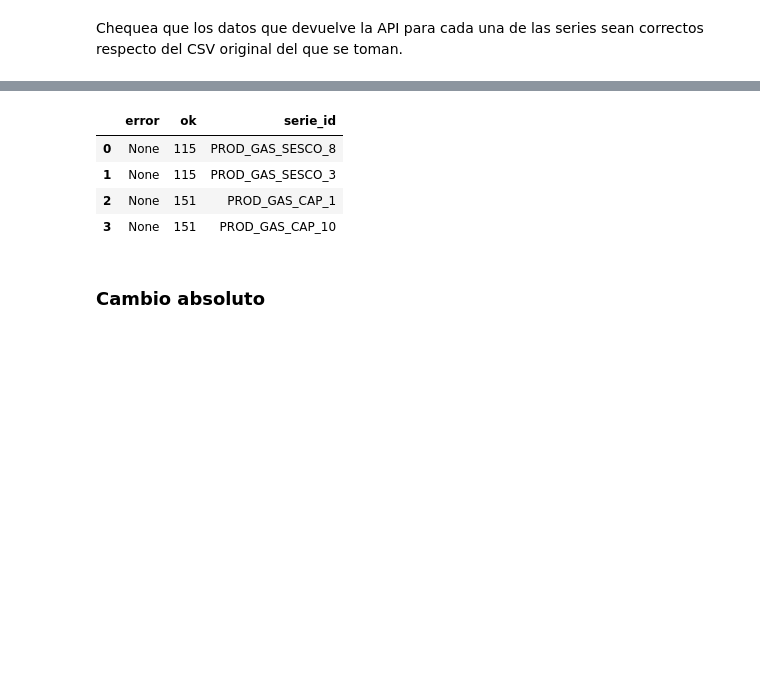
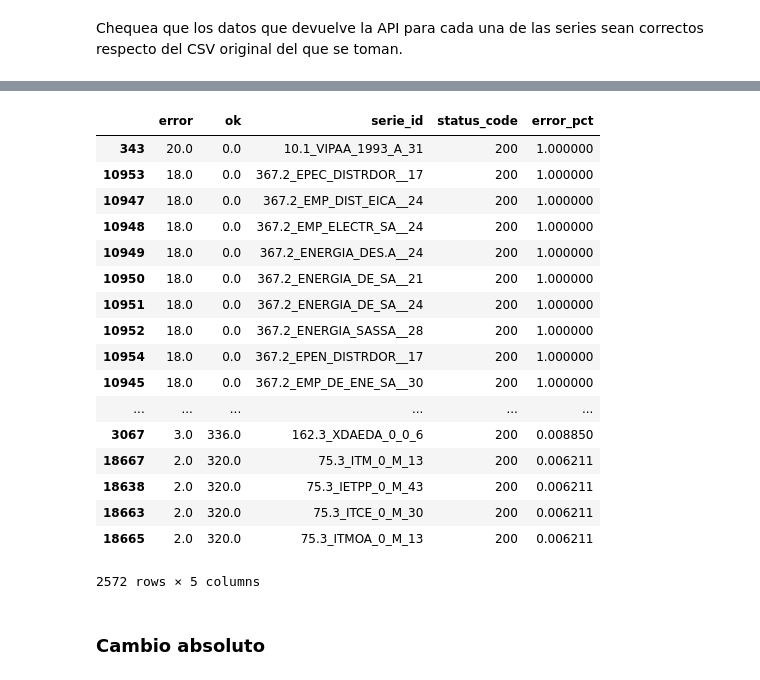
Before and after one commit to datosgobar/series-tiempo-ar-api, a Jupyter notebook: docs/Tests de integracion.ipynb, the cells around one changed output, grey strips where cells are left out. Saved outputs shown, nothing was run; the diff lists cells and outputs as text; code cells hidden in the pictures; blank space fills up the shorter version.

```diff
--- a/docs/Tests de integracion.ipynb
+++ b/docs/Tests de integracion.ipynb
@@ -113,11 +121,20 @@ from concurrent.futures import ThreadPoolExecutor
 def chequear_serie(serie_id):
     """Test completo de chequear una serie contra su CSV original."""
 
-    orig_csv, title = get_source_csv(serie_id)
-    api_csv = api_call(serie_id)
+    try:
+        orig_csv, title = get_source_csv(serie_id)
+    except Exception as e:
+        return {}, repr(e)
 
-    orig_csv = orig_csv[:len(api_csv)]
-    equality_check = np.isclose(orig_csv[title], api_csv[title], equal_nan=True)
-    equal_df = pd.Series(equality_check)
+    api_csv, status_code = api_call(serie_id)
 
-    return equal_df.value_counts()
+    if isinstance(api_csv, pd.DataFrame):
+        orig_csv = orig_csv[:len(api_csv)]
+        equality_check = np.isclose(orig_csv[title], api_csv[title],
+                                    rtol=0.001, equal_nan=True)
+        equal_df = pd.Series(equality_check)
+
+        return equal_df.value_counts(), status_code
+
+    else:
+        return {}, status_code
@@ -129,21 +152,25 @@ def chequear_series(series):
     results = []
 
     def chequear_serie_bulk(serie_id):
-        res = chequear_serie(serie_id)
+        res, status_code = chequear_serie(serie_id)
         results.append({
-            "serie_id": serie_id, "ok": res.get(True), "error": res.get(False)
+            "serie_id": serie_id, "ok": res.get(True, 0),
+            "error": res.get(False, 0), "status_code": status_code
         })
 
     try:
         with ThreadPoolExecutor(max_workers=7) as executor:
+            futures = []
             for serie_id in series:
-                executor.submit(chequear_serie_bulk, serie_id)
+                fs = executor.submit(chequear_serie_bulk, serie_id)
+                futures.append(fs)
+            concurrent.futures.wait(futures)
 
     except KeyboardInterrupt:
         return results
 
     return results
 # %%
-series = series_metadata[series_metadata.catalogo_id.isin(["sspm", "energia", "siep"])].serie_id[:10]
+series = series_metadata[series_metadata.catalogo_id.isin(["sspm", "energia", "siep"])].serie_id
 results = chequear_series(series)
 df_results = pd.DataFrame(results)
@@ -154,8 +185,3 @@ len(df_results)
-# %%
-df_results.sort_values("error")
-# %% [output]
-|  | error | ok | serie_id |
-| 0 | None | 115 | PROD_GAS_SESCO_8 |
-| 1 | None | 115 | PROD_GAS_SESCO_3 |
-| 2 | None | 151 | PROD_GAS_CAP_1 |
-| 3 | None | 151 | PROD_GAS_CAP_10 |
+# %%
+df_results = df_results.fillna(0)
+df_results["error_pct"] = df_results.error / (df_results.error + df_results.ok)
@@ -162,3 +190,27 @@ df_results.sort_values("error")
+# %%
+df_results[
+    (df_results.error_pct > 0.0001) &
+    (df_results.error > 1.0)
+].sort_values("error_pct", ascending=False)
+# %% [output]
+|  | error | ok | serie_id | status_code | error_pct |
+| 343 | 20.0 | 0.0 | 10.1_VIPAA_1993_A_31 | 200 | 1.000000 |
+| 10953 | 18.0 | 0.0 | 367.2_EPEC_DISTRDOR__17 | 200 | 1.000000 |
+| 10947 | 18.0 | 0.0 | 367.2_EMP_DIST_EICA__24 | 200 | 1.000000 |
+| 10948 | 18.0 | 0.0 | 367.2_EMP_ELECTR_SA__24 | 200 | 1.000000 |
+| 10949 | 18.0 | 0.0 | 367.2_ENERGIA_DES.A__24 | 200 | 1.000000 |
+| 10950 | 18.0 | 0.0 | 367.2_ENERGIA_DE_SA__21 | 200 | 1.000000 |
+| 10951 | 18.0 | 0.0 | 367.2_ENERGIA_DE_SA__24 | 200 | 1.000000 |
+| 10952 | 18.0 | 0.0 | 367.2_ENERGIA_SASSA__28 | 200 | 1.000000 |
+| 10954 | 18.0 | 0.0 | 367.2_EPEN_DISTRDOR__17 | 200 | 1.000000 |
+| 10945 | 18.0 | 0.0 | 367.2_EMP_DE_ENE_SA__30 | 200 | 1.000000 |
+| ... | ... | ... | ... | ... | ... |
+| 3067 | 3.0 | 336.0 | 162.3_XDAEDA_0_0_6 | 200 | 0.008850 |
+| 18667 | 2.0 | 320.0 | 75.3_ITM_0_M_13 | 200 | 0.006211 |
+| 18638 | 2.0 | 320.0 | 75.3_IETPP_0_M_43 | 200 | 0.006211 |
+| 18663 | 2.0 | 320.0 | 75.3_ITCE_0_M_30 | 200 | 0.006211 |
+| 18665 | 2.0 | 320.0 | 75.3_ITMOA_0_M_13 | 200 | 0.006211 |
+2572 rows × 5 columns
 # %% [markdown]
 ### Cambio absoluto
 # %%
```
Also changed, not shown: parts of 9 cells of this notebook.
